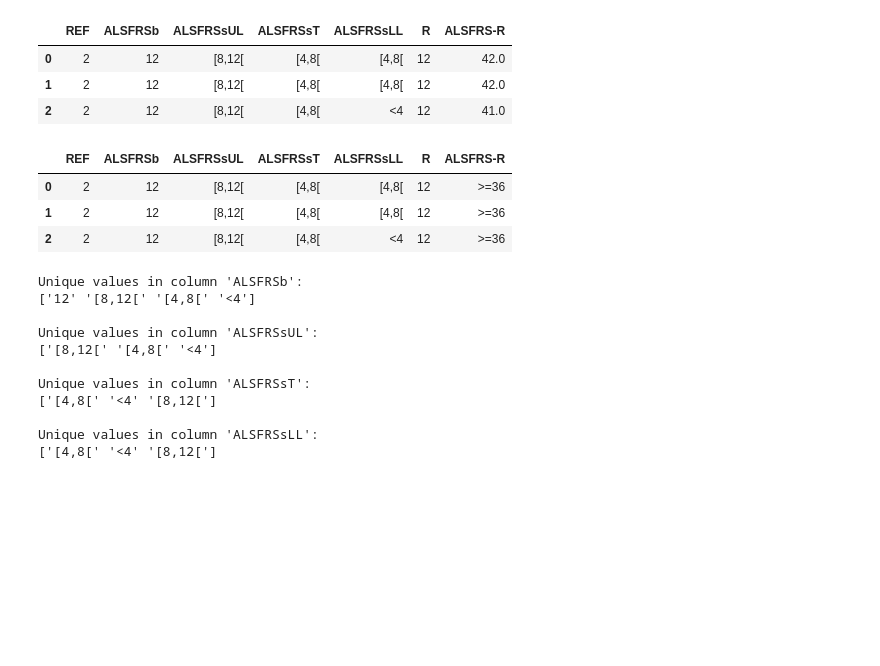
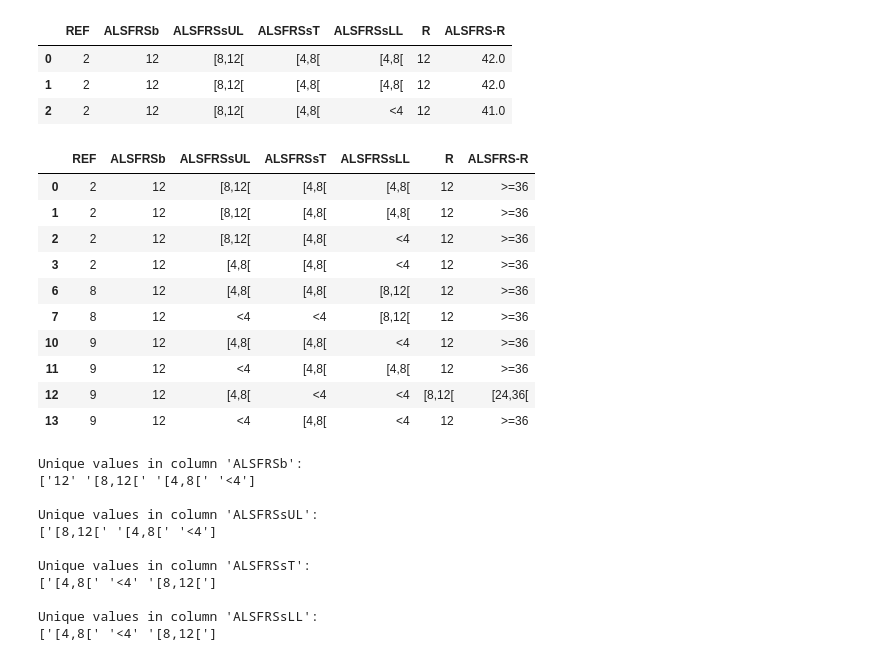
Before and after one commit to gabmeirinho/datamining, a Jupyter notebook: PD_202425_Project2.ipynb, the cells around one changed output. Cells and saved outputs as stored; diff of their text form; code cells hidden in the pictures; blank space fills up the shorter version.

```diff
--- a/PD_202425_Project2.ipynb
+++ b/PD_202425_Project2.ipynb
@@ -206,12 +206,19 @@ def alsfrs_r(val):
 # %%
 temporal_df['ALSFRS-R'] = temporal_df['ALSFRS-R'].apply(alsfrs_r)
 # %%
-temporal_df.head(3)
+temporal_df.head(10)
 # %% [output]
 |  | REF | ALSFRSb | ALSFRSsUL | ALSFRSsT | ALSFRSsLL | R | ALSFRS-R |
 | 0 | 2 | 12 | [8,12[ | [4,8[ | [4,8[ | 12 | >=36 |
 | 1 | 2 | 12 | [8,12[ | [4,8[ | [4,8[ | 12 | >=36 |
 | 2 | 2 | 12 | [8,12[ | [4,8[ | <4 | 12 | >=36 |
+| 3 | 2 | 12 | [4,8[ | [4,8[ | <4 | 12 | >=36 |
+| 6 | 8 | 12 | [4,8[ | [4,8[ | [8,12[ | 12 | >=36 |
+| 7 | 8 | 12 | <4 | <4 | [8,12[ | 12 | >=36 |
+| 10 | 9 | 12 | [4,8[ | [4,8[ | <4 | 12 | >=36 |
+| 11 | 9 | 12 | <4 | [4,8[ | [4,8[ | 12 | >=36 |
+| 12 | 9 | 12 | [4,8[ | <4 | <4 | [8,12[ | [24,36[ |
+| 13 | 9 | 12 | <4 | [4,8[ | <4 | 12 | >=36 |
 # %%
 #print the unique values in all columns except 'REF'
 for col in temporal_df.columns:
```
Also changed, not shown: parts of 13 cells of this notebook.
